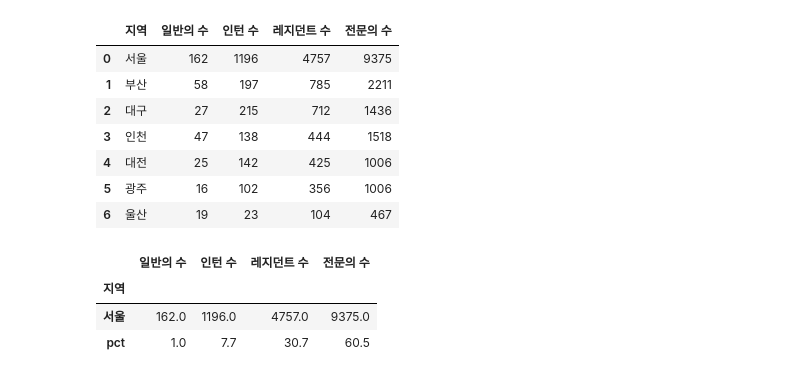
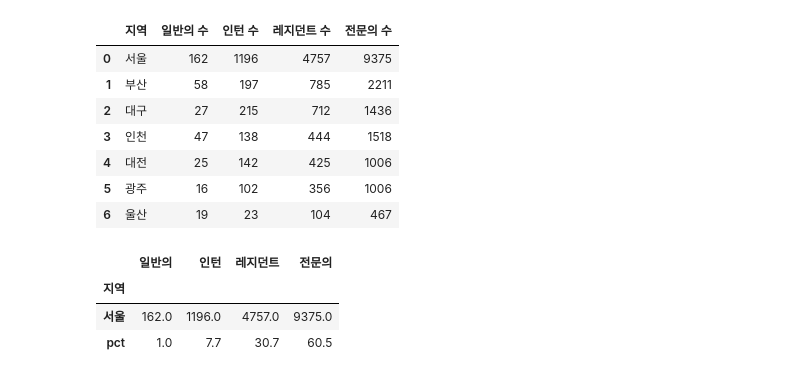
Before and after one commit to YeongilK/Data-Analysis-2020, a Jupyter notebook: 04_Visualization/06_연습문제.ipynb, the cells around one changed output. Cells and saved outputs as stored; diff of their text form; code cells hidden in the pictures.

```diff
--- a/04_Visualization/06_연습문제.ipynb
+++ b/04_Visualization/06_연습문제.ipynb
@@ -150,9 +150,10 @@ df_doctor2
 # %%
 df6 = df_doctor2[df_doctor2['지역'] == '서울'].set_index('지역')
 df6.loc["pct", :] = round(df6.sum() / df6.sum(axis=1)[0], 3) * 100
+df6.columns = ['일반의', '인턴', '레지던트', '전문의']
 df6
 # %% [output]
-|  | 일반의 수 | 인턴 수 | 레지던트 수 | 전문의 수 |
+|  | 일반의 | 인턴 | 레지던트 | 전문의 |
 | 지역 |  |  |  |  |
 | 서울 | 162.0 | 1196.0 | 4757.0 | 9375.0 |
 | pct | 1.0 | 7.7 | 30.7 | 60.5 |
```
Also changed, not shown: parts of 2 cells of this notebook.
